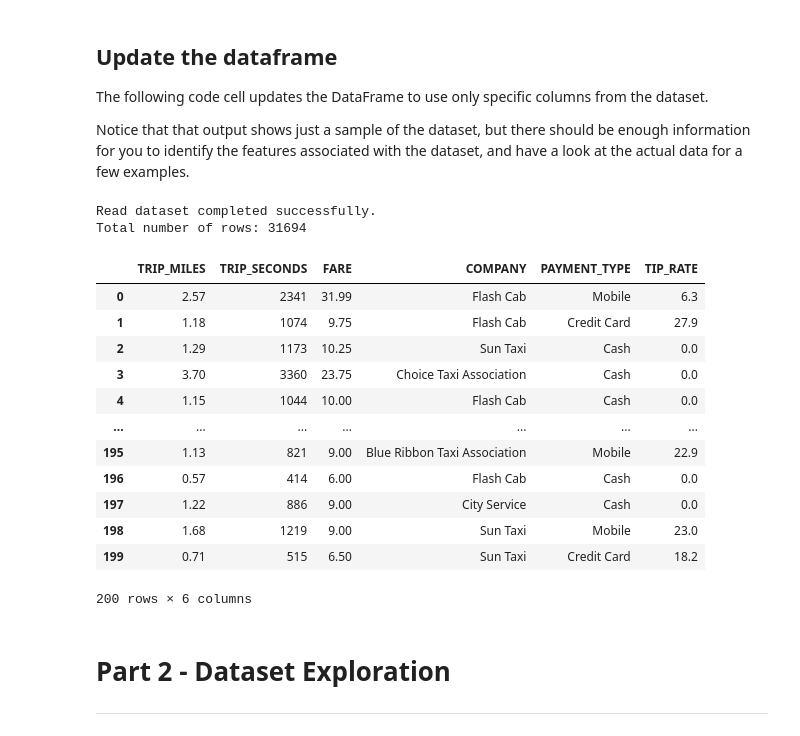
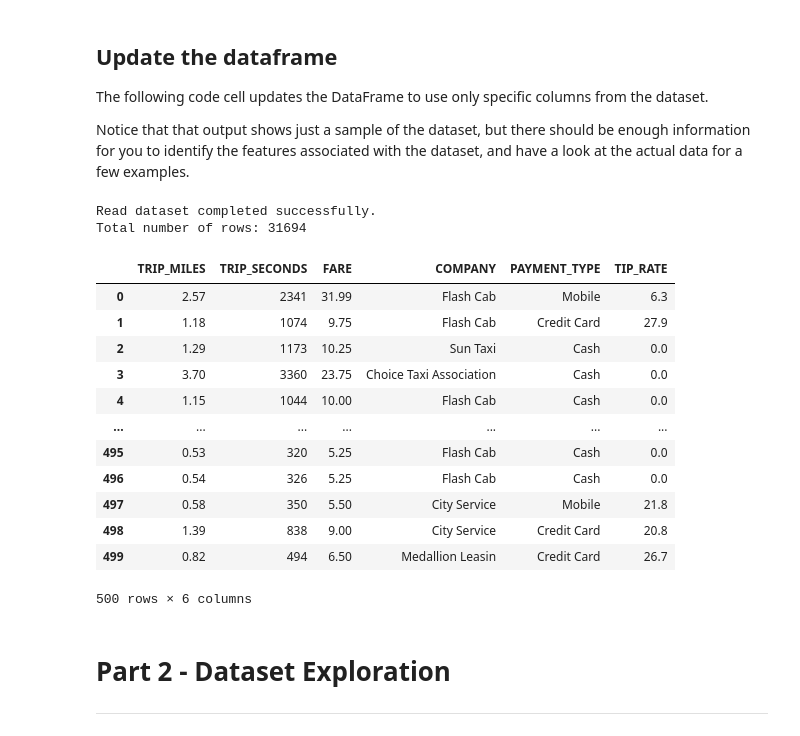
Before and after one commit to devangrajarora/Notes, a Jupyter notebook: ML/exercises/linear_regression_taxi.ipynb, the cells around one changed output. Saved outputs shown, nothing was run; the diff lists cells and outputs as text; code cells hidden in the pictures.

```diff
--- a/ML/exercises/linear_regression_taxi.ipynb
+++ b/ML/exercises/linear_regression_taxi.ipynb
@@ -107,28 +105,28 @@ Notice that that output shows just a sample of the dataset, but there should be
 # %%
 #@title Code - Read dataset
 
 # Updates dataframe to use specific columns.
 training_df = chicago_taxi_dataset.loc[:, ('TRIP_MILES', 'TRIP_SECONDS', 'FARE', 'COMPANY', 'PAYMENT_TYPE', 'TIP_RATE')]
 
 print('Read dataset completed successfully.')
 print('Total number of rows: {0}\n\n'.format(len(training_df.index)))
-training_df.head(200)
+training_df.head(500)
 # %% [output]
 Read dataset completed successfully.
 Total number of rows: 31694
 |  | TRIP_MILES | TRIP_SECONDS | FARE | COMPANY | PAYMENT_TYPE | TIP_RATE |
 | 0 | 2.57 | 2341 | 31.99 | Flash Cab | Mobile | 6.3 |
 | 1 | 1.18 | 1074 | 9.75 | Flash Cab | Credit Card | 27.9 |
 | 2 | 1.29 | 1173 | 10.25 | Sun Taxi | Cash | 0.0 |
 | 3 | 3.70 | 3360 | 23.75 | Choice Taxi Association | Cash | 0.0 |
 | 4 | 1.15 | 1044 | 10.00 | Flash Cab | Cash | 0.0 |
 | ... | ... | ... | ... | ... | ... | ... |
-| 195 | 1.13 | 821 | 9.00 | Blue Ribbon Taxi Association | Mobile | 22.9 |
-| 196 | 0.57 | 414 | 6.00 | Flash Cab | Cash | 0.0 |
-| 197 | 1.22 | 886 | 9.00 | City Service | Cash | 0.0 |
-| 198 | 1.68 | 1219 | 9.00 | Sun Taxi | Mobile | 23.0 |
-| 199 | 0.71 | 515 | 6.50 | Sun Taxi | Credit Card | 18.2 |
+| 495 | 0.53 | 320 | 5.25 | Flash Cab | Cash | 0.0 |
+| 496 | 0.54 | 326 | 5.25 | Flash Cab | Cash | 0.0 |
+| 497 | 0.58 | 350 | 5.50 | City Service | Mobile | 21.8 |
+| 498 | 1.39 | 838 | 9.00 | City Service | Credit Card | 20.8 |
+| 499 | 0.82 | 494 | 6.50 | Medallion Leasin | Credit Card | 26.7 |
-200 rows × 6 columns
+500 rows × 6 columns
 # %% [markdown]
 # Part 2 - Dataset Exploration
 
```
Also changed, not shown: parts of 2 cells of this notebook.
